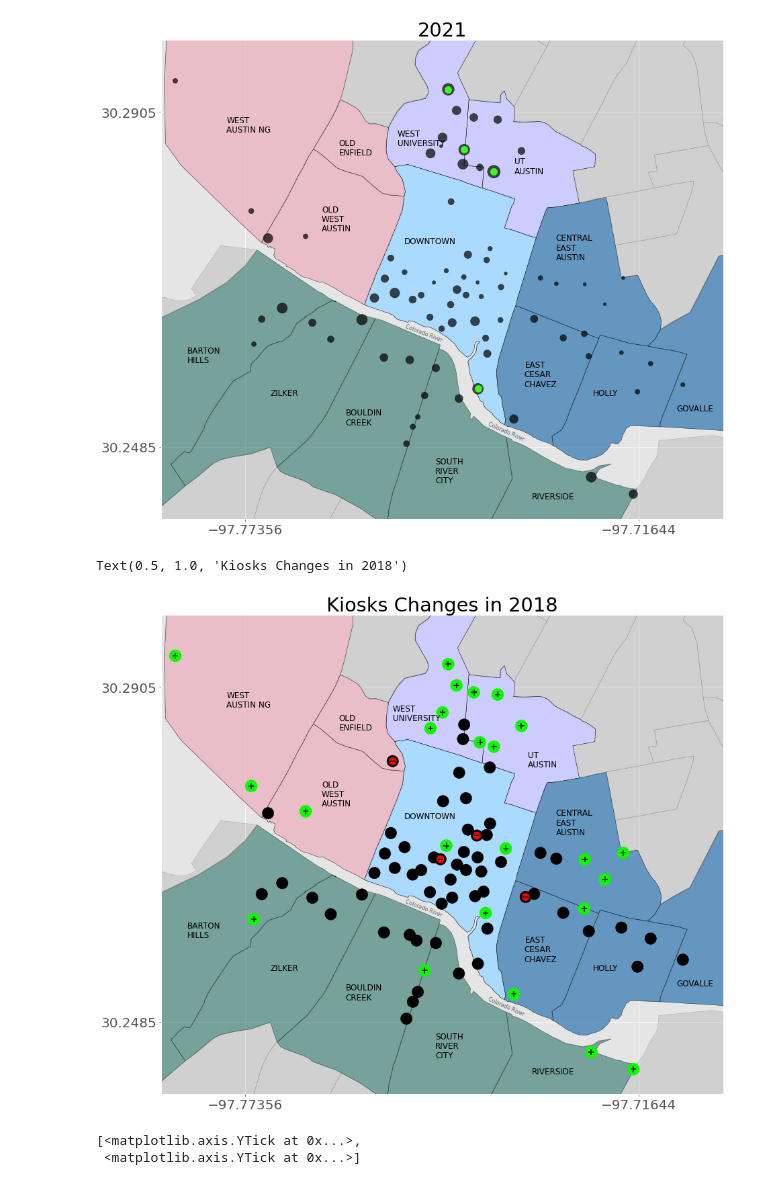
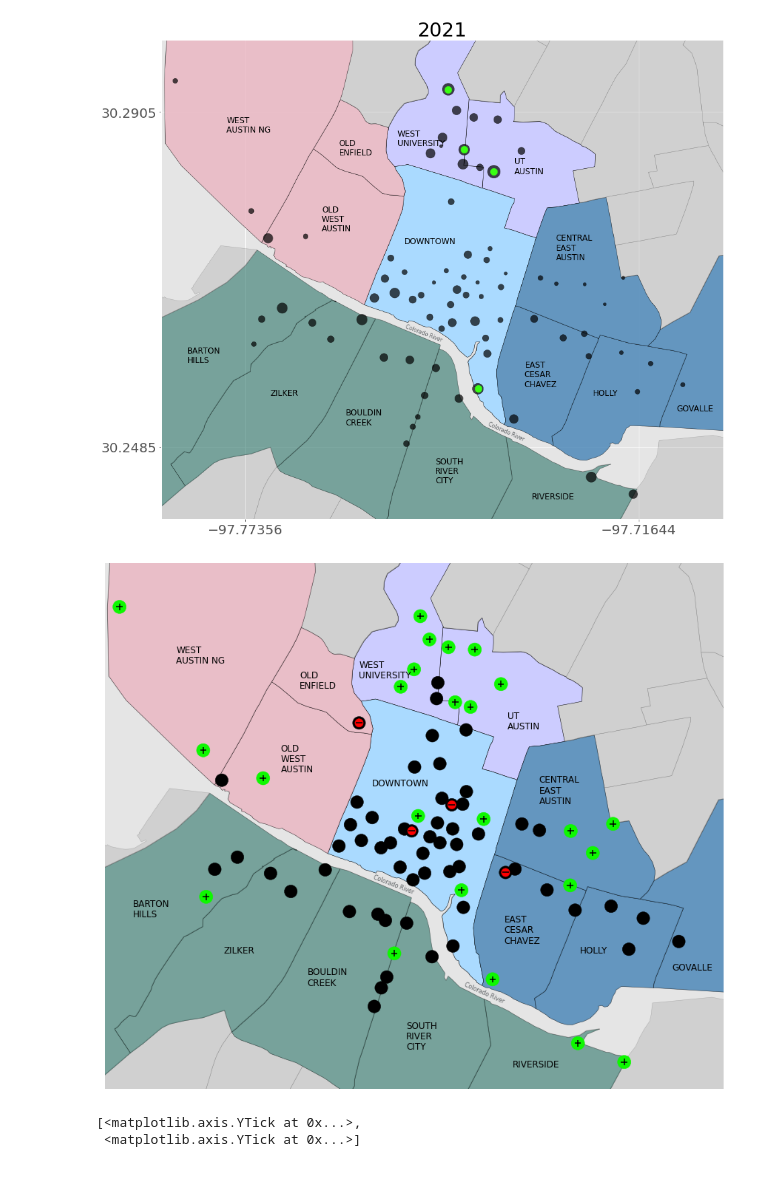
Before and after one commit to flyingcape/MetroBike, a Jupyter notebook: Final_Visualizations_forWriteUp.ipynb, the cells around one changed output. Drawn from its saved outputs; the diff is of its cells as text; code cells hidden in the pictures.

```diff
--- a/Final_Visualizations_forWriteUp.ipynb
+++ b/Final_Visualizations_forWriteUp.ipynb
@@ -1288,36 +1361,38 @@ plt.text(-97.759,30.2525,"BOULDIN",color='black',
 plt.text(-97.759,30.2513,"CREEK",color='black',
         fontsize = 12)
 plt.text(-97.746,30.2464,"SOUTH",color='black',
         fontsize = 12)
 plt.text(-97.746,30.2452,"RIVER",color='black',
         fontsize = 12)
 plt.text(-97.746,30.2440,"CITY",color='black',
         fontsize = 12)
 plt.text(-97.7763,30.2892,"WEST",color='black',
         fontsize = 12)
 plt.text(-97.7763,30.2880,"AUSTIN NG",color='black',
         fontsize = 12)
 plt.text(-97.7505,30.2617,"Colorado River",color='#606467',
         fontsize = 7.9, rotation = -21)
 plt.text(-97.7385,30.2493,"Colorado River",color='#606467',
         fontsize = 7.9, rotation = -24)
 
 # THE DATA
 kiosk_geo.plot(ax = ax, marker = "o", color="black",markersize=markersize1)
 kiosk_geo.plot(ax = ax, marker = "o", color="#0ef800",markersize=markersize2)
 kiosk_geo.plot(ax = ax, marker = "+", color="black",markersize=markersize2-250)
 kiosk_geo.plot(ax = ax, marker = "o", color="red", markersize=markersize3-200)
 kiosk_geo.plot(ax = ax, marker = "_", color="black", markersize=markersize3-250)
 
 ax.set_xlim(xlo,xhi)
 ax.set_ylim(ylo,yhi)
 ax.set_xticks([xticklo, xtickhi])
 ax.set_yticks([yticklo, ytickhi])
 
-ax.set_title('Kiosks Changes in 2018')
+#ax.set_title('Kiosks Changes in 2018')
+
+ax.axes.xaxis.set_visible(False)
+ax.axes.yaxis.set_visible(False)
 # %% [output]
-Text(0.5, 1.0, 'Kiosks Changes in 2018')
-[figure, old version]
+[figure, new version]
 # %%
 markersize1 = kiosk_geo['UsedIn_2018']*300
 markersize2 = (kiosk_geo['UsedIn_2019'] - kiosk_geo['UsedIn_2018'])*325
```
Also changed, not shown: parts of 12 cells of this notebook, 4 other files.
